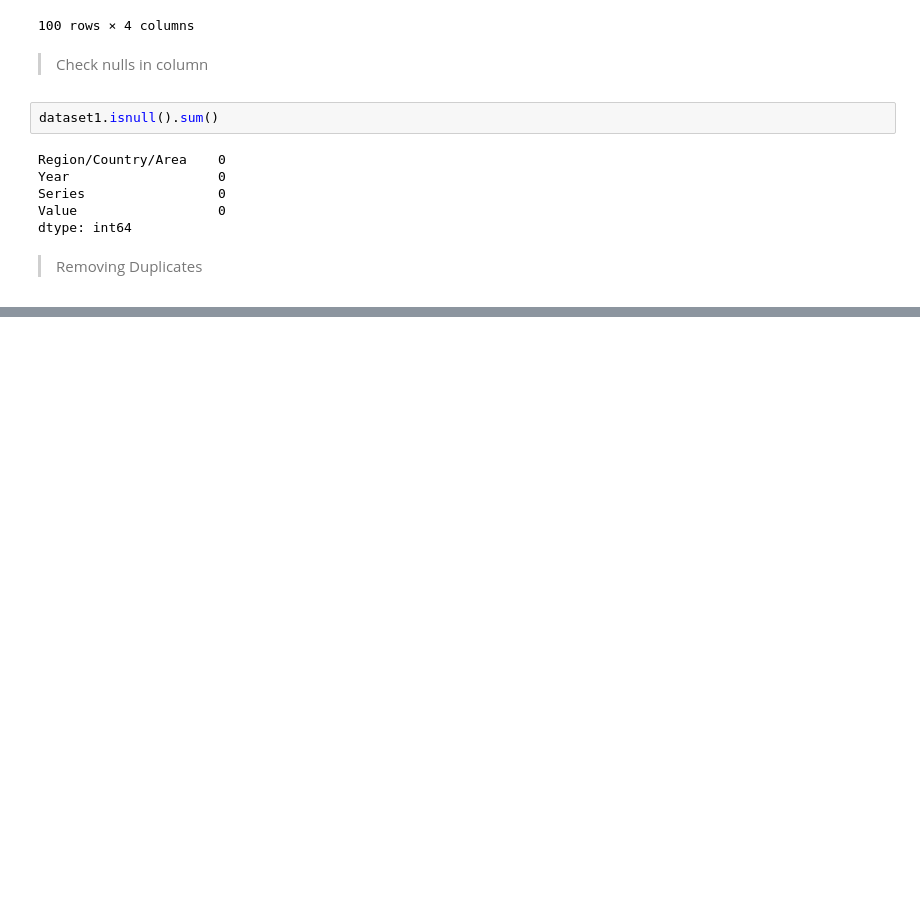
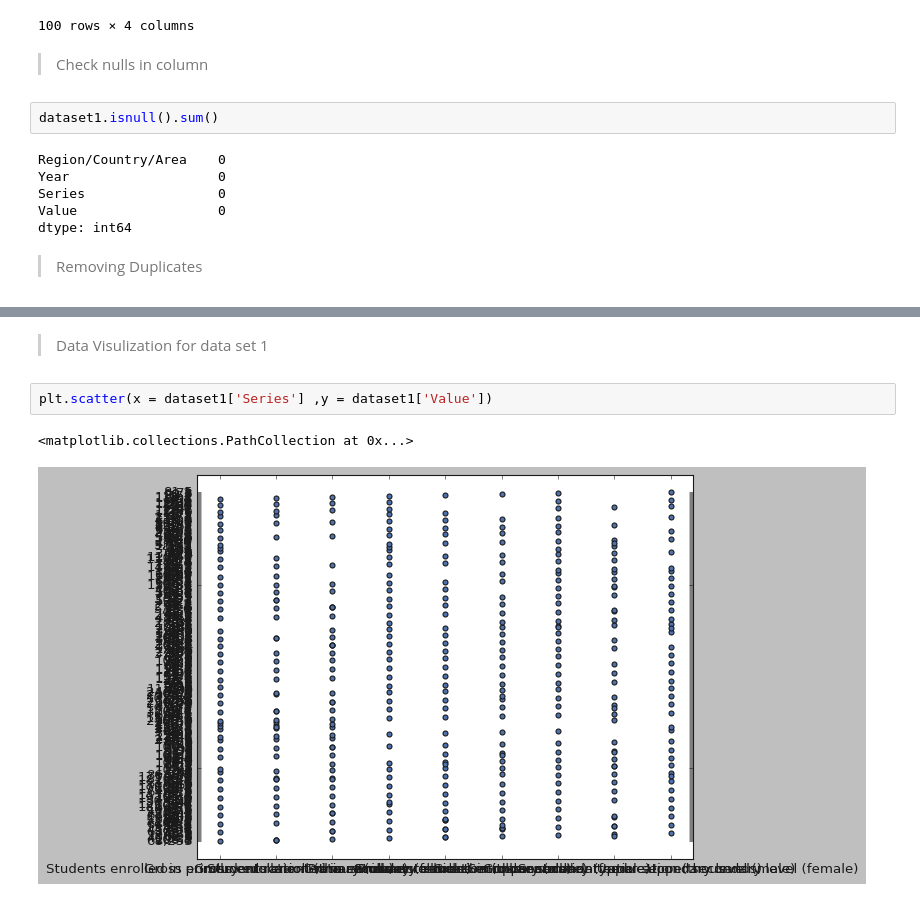
Before and after one commit to suzettecomia/3206-The-Rising-Squad, a Jupyter notebook: Quality_Education_Enhancement_Lead_to_Economic_Growth.ipynb, the cells around one changed output, grey strips where cells are left out. Cells and saved outputs as stored; diff of their text form; blank space fills up the shorter version.

```diff
--- a/Quality_Education_Enhancement_Lead_to_Economic_Growth.ipynb
+++ b/Quality_Education_Enhancement_Lead_to_Economic_Growth.ipynb
@@ -105,0 +107,7 @@ Series([], dtype: bool)
+# %% [markdown]
+  >Data Visulization for data set 1
+# %%
+plt.scatter(x = dataset1['Series'] ,y = dataset1['Value'])
+# %% [output]
+<matplotlib.collections.PathCollection at 0x...>
+[figure, added]
```
Also changed, not shown: parts of 7 cells of this notebook.
